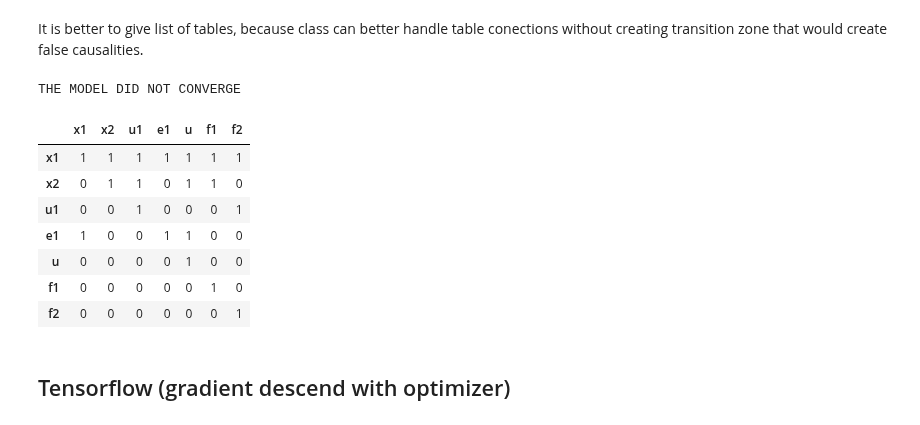
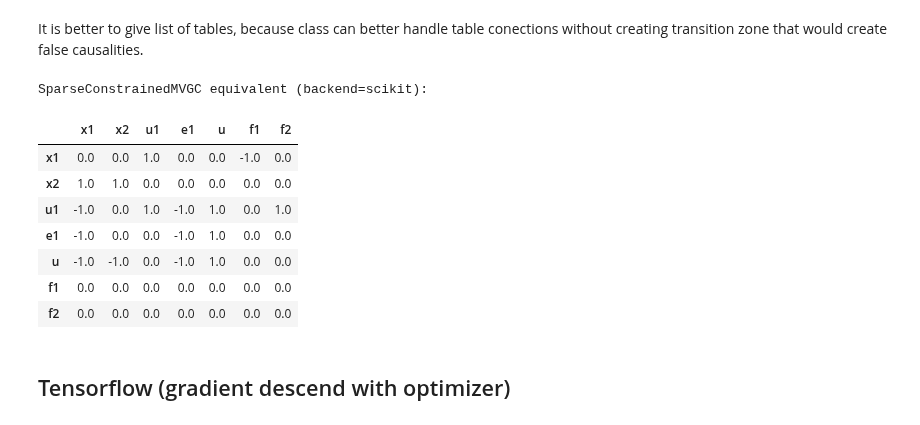
Before and after one commit to Smoldersob/EnhancedGrangerCausalAnalysis, a Jupyter notebook: example/PID_reg.ipynb, the cells around one changed output. Cells and saved outputs as stored; diff of their text form; code cells hidden in the pictures.

```diff
--- a/example/PID_reg.ipynb
+++ b/example/PID_reg.ipynb
@@ -50,22 +147,28 @@ CGA.grangers_causation_matrix(data_df.copy(),test="ssr_ftest")
 ## Scikit-learn (Newton gradient method)
 # %% [markdown]
 It is better to give list of tables, because class can better handle table conections without creating transition zone that would create false causalities.
-# %%
-GCskit=CGA.SparseConstrainedMVGC()
-GCskit.fit([dane,dane2])
-GCskit.results.result()
-#25.9
-#17.9
-# %% [output]
-THE MODEL DID NOT CONVERGE
-|  | x1 | x2 | u1 | e1 | u | f1 | f2 |
-| x1 | 1 | 1 | 1 | 1 | 1 | 1 | 1 |
-| x2 | 0 | 1 | 1 | 0 | 1 | 1 | 0 |
-| u1 | 0 | 0 | 1 | 0 | 0 | 0 | 1 |
-| e1 | 1 | 0 | 0 | 1 | 1 | 0 | 0 |
-| u | 0 | 0 | 0 | 0 | 1 | 0 | 0 |
-| f1 | 0 | 0 | 0 | 0 | 0 | 1 | 0 |
-| f2 | 0 | 0 | 0 | 0 | 0 | 0 | 1 |
+# %%
+if 'sklearn' in available:
+    out_sklearn = run_multitask(
+        'sklearn',
+        data=[dane, dane2],
+        lag_config=LagConfiguration(max_lag=8, use_lag_zero=False),
+        model_config={'max_iter': 3000, 'learning_rate': 1.0, 'verbose': 0},
+    )
+    print('SparseConstrainedMVGC equivalent (backend=scikit):')
+    display(out_sklearn.results.result(threshold=0.01, with_sign=True))
+else:
+    print('Skipping scikit backend test - backend not available.')
+# %% [output]
+SparseConstrainedMVGC equivalent (backend=scikit):
+|  | x1 | x2 | u1 | e1 | u | f1 | f2 |
+| x1 | 0.0 | 0.0 | 1.0 | 0.0 | 0.0 | -1.0 | 0.0 |
+| x2 | 1.0 | 1.0 | 0.0 | 0.0 | 0.0 | 0.0 | 0.0 |
+| u1 | -1.0 | 0.0 | 1.0 | -1.0 | 1.0 | 0.0 | 1.0 |
+| e1 | -1.0 | 0.0 | 0.0 | -1.0 | 1.0 | 0.0 | 0.0 |
+| u | -1.0 | -1.0 | 0.0 | -1.0 | 1.0 | 0.0 | 0.0 |
+| f1 | 0.0 | 0.0 | 0.0 | 0.0 | 0.0 | 0.0 | 0.0 |
+| f2 | 0.0 | 0.0 | 0.0 | 0.0 | 0.0 | 0.0 | 0.0 |
 # %% [markdown]
 ## Tensorflow (gradient descend with optimizer)
 # %% [markdown]
```
Also changed, not shown: parts of 90 cells of this notebook, 4 other files.
